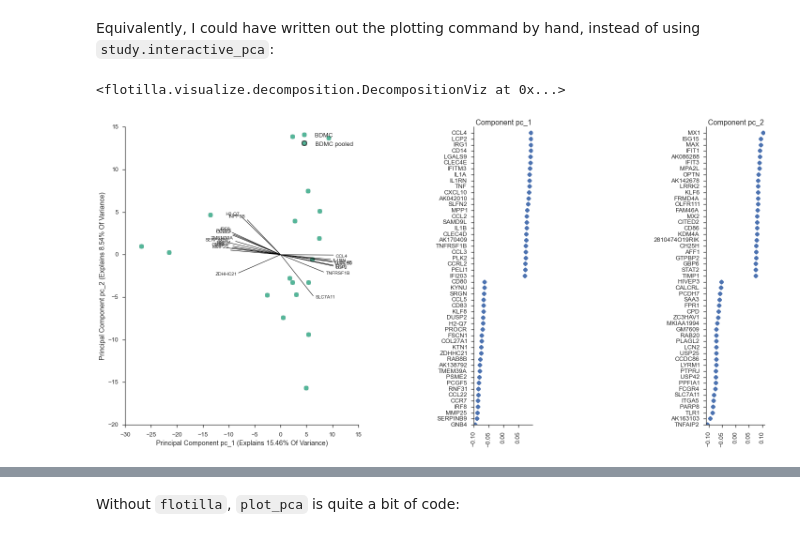
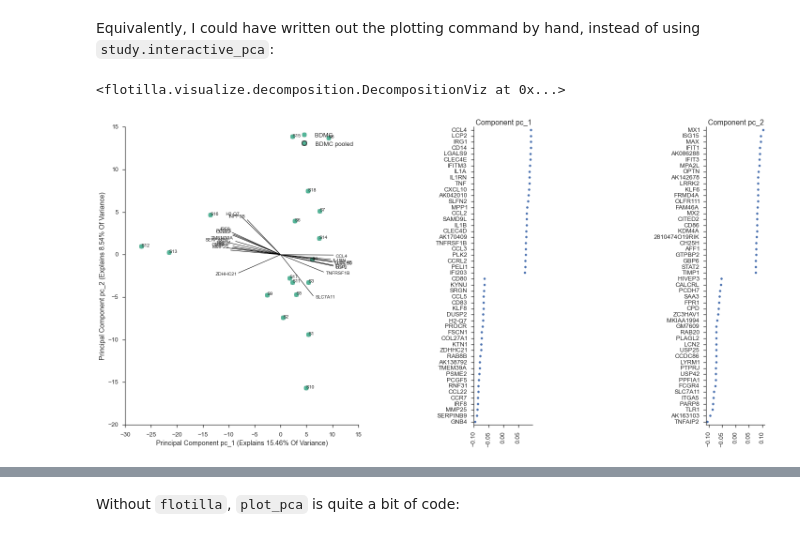
Before and after one commit to olgabot/olgabot.github.io-source-deprecated, a Jupyter notebook: content/shalek2013.ipynb, the cells around one changed output, grey strips where cells are left out. Drawn from its saved outputs; the diff is of its cells as text; code cells hidden in the pictures.

```diff
--- a/content/shalek2013.ipynb
+++ b/content/shalek2013.ipynb
@@ -283,0 +330,4 @@ splicing.head()
+# %%
+splicing_feature_data = pd.DataFrame(index=event_names)
+splicing_feature_data['gene_name'] = gene_names
+splicing_feature_data.head()
@@ -283,0 +343,3 @@ splicing.head()
+# %%
+splicing_feature_data['gene_name'] = splicing_feature_data['gene_name'].str.upper()
+splicing_feature_data.head()
@@ -283,0 +355,3 @@ splicing.head()
+# %%
+splicing_feature_data = splicing_feature_data.join(expression_feature_data, on='gene_name')
+splicing_feature_data.head()
@@ -351,6 +434,15 @@ study = flotilla.Study(# The metadata describing phenotype and pooled samples
                        # Dataframe of the splicing data
                        splicing_data=splicing,
 
+                       # Dataframe of the feature data of the splicing events
+                       splicing_feature_data=splicing_feature_data,
+
+                       # Specify "gene_name" as the column we want to rename the splicing ids to
+                       splicing_feature_rename_col="gene_name",
+
+                       # Specify "gene_name" as the column that links splicing ids to expression ids
+                       splicing_feature_expression_id_col="gene_name",
+
                        # Dataframe of the mapping stats data
                        mapping_stats_data=mapping_stats,
 
@@ -724,7 +807,7 @@ A "sequences shortened" version of this is available as a gif:
 # %% [markdown]
 Equivalently, I could have written out the plotting command by hand, instead of using `study.interactive_pca`:
 # %%
-study.plot_pca(feature_subset='gene_category: LPS Response', sample_subset='not (pooled)', plot_violins=False)
+study.plot_pca(feature_subset='gene_category: LPS Response', sample_subset='not (pooled)', plot_violins=False, show_point_labels=True)
 # %% [output]
 <flotilla.visualize.decomposition.DecompositionViz at 0x...>
-[figure, old version]
+[figure, new version]
```
Also changed, not shown: parts of 29 cells of this notebook, 15 other files.
